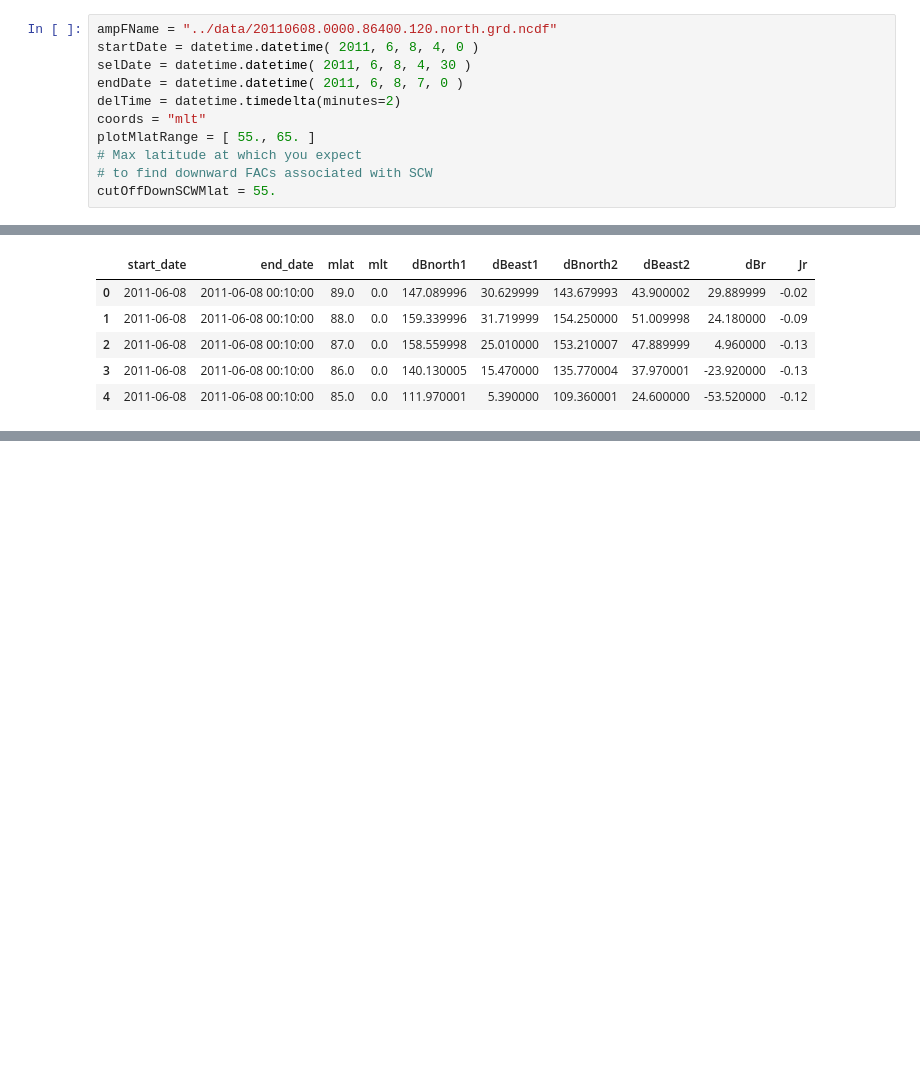
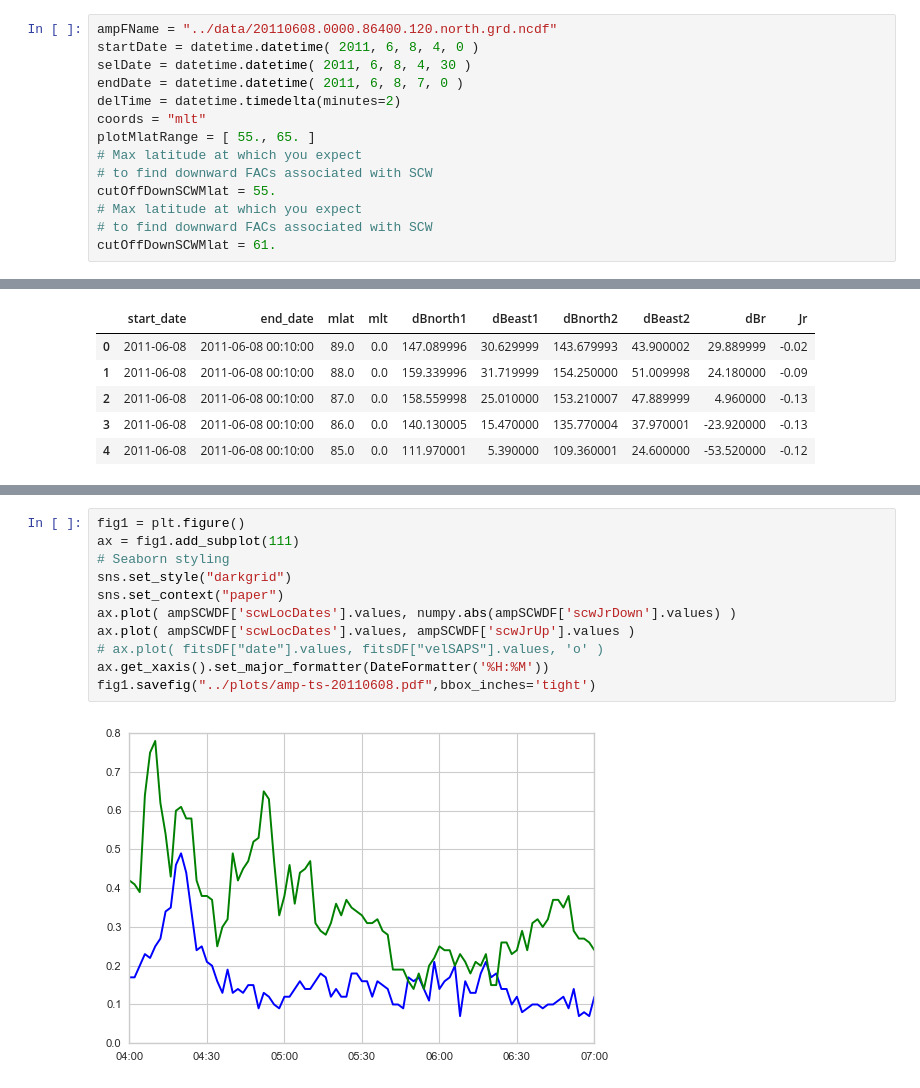
Before and after one commit to bharatreddy/scwsaps, a Jupyter notebook: ipy/amp_20110608.ipynb, the cells around one changed output, grey strips where cells are left out. Saved outputs shown, nothing was run; the diff lists cells and outputs as text; blank space fills up the shorter version.

```diff
--- a/ipy/amp_20110608.ipynb
+++ b/ipy/amp_20110608.ipynb
@@ -28,6 +28,9 @@ plotMlatRange = [ 55., 65. ]
 # Max latitude at which you expect
 # to find downward FACs associated with SCW
 cutOffDownSCWMlat = 55.
+# Max latitude at which you expect
+# to find downward FACs associated with SCW
+cutOffDownSCWMlat = 61.
 # %%
 dsXarr = xarray.open_dataset(ampFName)
 ampDF = dsXarr.to_dataframe()
@@ -132,0 +258,13 @@ See the caveats in the documentation: http://pandas.pydata.org/pandas-docs/stabl
+# %%
+fig1 = plt.figure()
+ax = fig1.add_subplot(111)
+# Seaborn styling
+sns.set_style("darkgrid")
+sns.set_context("paper")
+ax.plot( ampSCWDF['scwLocDates'].values, numpy.abs(ampSCWDF['scwJrDown'].values) )
+ax.plot( ampSCWDF['scwLocDates'].values, ampSCWDF['scwJrUp'].values )
+# ax.plot( fitsDF["date"].values, fitsDF["velSAPS"].values, 'o' )
+ax.get_xaxis().set_major_formatter(DateFormatter('%H:%M'))
+fig1.savefig("../plots/amp-ts-20110608.pdf",bbox_inches='tight')
+# %% [output]
+[figure, added]
```
Also changed, not shown: parts of 3 cells of this notebook, 5 other files.
